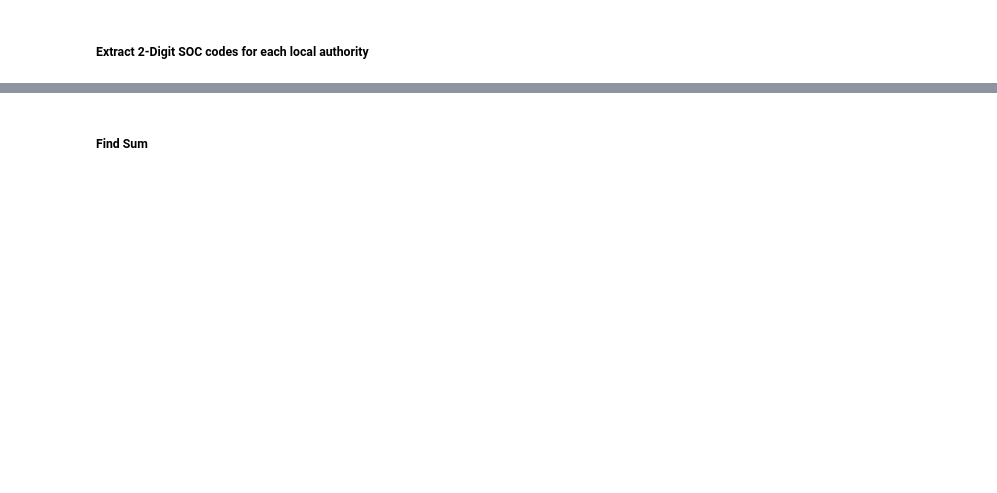
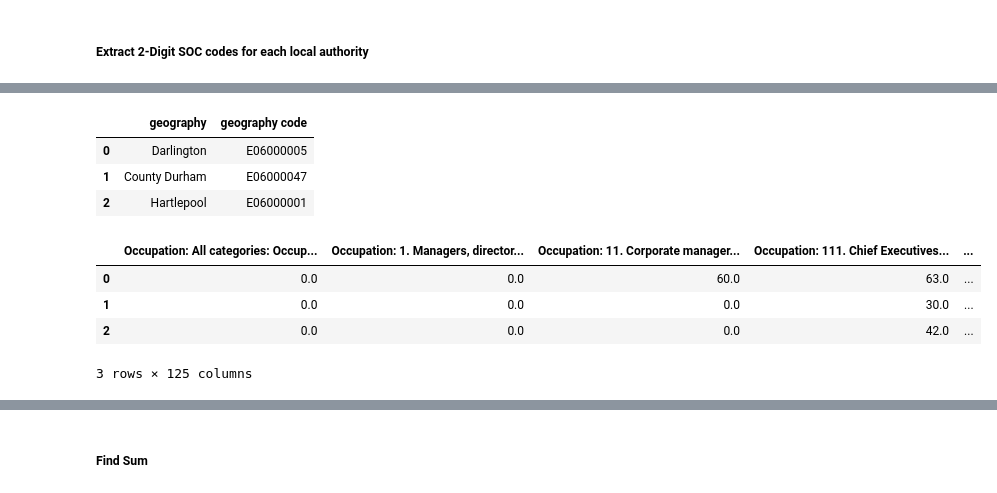
Before and after one commit to Bravyn/WorkFromHome, a Jupyter notebook: proj1/preprocessing.ipynb, the cells around one changed output, grey strips where cells are left out. Saved outputs shown, nothing was run; the diff lists cells and outputs as text; code cells hidden in the pictures; blank space fills up the shorter version.

```diff
--- a/proj1/preprocessing.ipynb
+++ b/proj1/preprocessing.ipynb
@@ -51,0 +83,17 @@ data.head()
+# %%
+loc = data[data.columns[-2:]]
+loc[:3]
+# %% [output]
+|  | geography | geography code |
+| 0 | Darlington | E06000005 |
+| 1 | County Durham | E06000047 |
+| 2 | Hartlepool | E06000001 |
+# %%
+occupation =  data[data.columns[:-2]]
+occupation[:3]
+# %% [output]
+|  | Occupation: All categories: Occup... | Occupation: 1. Managers, director... | Occupation: 11. Corporate manager... | Occupation: 111. Chief Executives... | ... |
+| 0 | 0.0 | 0.0 | 60.0 | 63.0 | ... |
+| 1 | 0.0 | 0.0 | 0.0 | 30.0 | ... |
+| 2 | 0.0 | 0.0 | 0.0 | 42.0 | ... |
+3 rows × 125 columns
```
Also changed, not shown: parts of 9 cells of this notebook.
